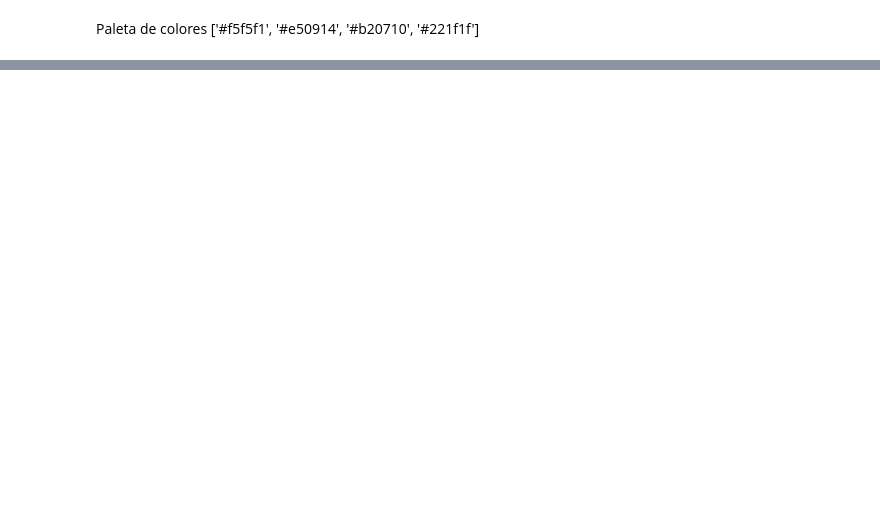
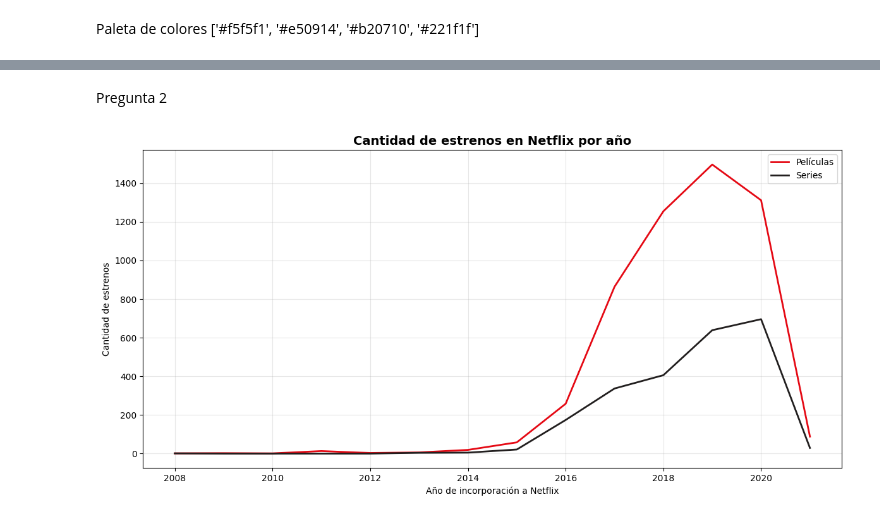
Before and after one commit to alfosobral/Entregable1BarberousseSobral, a Jupyter notebook: Analisis de Datos - Practico2/Practico2.ipynb, the cells around one changed output, grey strips where cells are left out. Cells and saved outputs as stored; diff of their text form; code cells hidden in the pictures; blank space fills up the shorter version.

```diff
--- a/Analisis de Datos - Practico2/Practico2.ipynb
+++ b/Analisis de Datos - Practico2/Practico2.ipynb
@@ -65,0 +68,51 @@ plt.show()
+# %% [markdown]
+Pregunta 2
+# %%
+import pandas as pd
+import matplotlib.pyplot as plt
+
+# ============================
+# Configuración
+# ============================
+INPUT_CSV = "netflix.csv"   # Reemplaza con tu archivo real
+PALETTE = ['#f5f5f1', '#e50914', '#b20710', '#221f1f']
+
+# ============================
+# Cargar dataset
+# ============================
+df = pd.read_csv(INPUT_CSV)
+
+# Parsear fecha de incorporación
+df['date_added'] = pd.to_datetime(df['date_added'], errors='coerce')
+
+# Extraer año de incorporación
+df['year_added'] = df['date_added'].dt.year
+
+# Eliminar filas sin fecha
+df = df.dropna(subset=['year_added'])
+
+# ============================
+# Agrupar por año y tipo
+# ============================
+counts = df.groupby(['year_added', 'type']).size().reset_index(name="count")
+
+# Pivotear para que cada tipo tenga su columna
+pivot = counts.pivot(index="year_added", columns="type", values="count").fillna(0)
+
+# ============================
+# Visualización
+# ============================
+plt.figure(figsize=(12,6))
+plt.plot(pivot.index, pivot['Movie'], label="Películas", color=PALETTE[1], linewidth=2)
+plt.plot(pivot.index, pivot['TV Show'], label="Series", color=PALETTE[3], linewidth=2)
+
+plt.title("Cantidad de estrenos en Netflix por año", fontsize=14, weight="bold")
+plt.xlabel("Año de incorporación a Netflix")
+plt.ylabel("Cantidad de estrenos")
+plt.legend()
+plt.grid(alpha=0.3)
+
+plt.tight_layout()
+plt.show()
+# %% [output]
+[figure, added]
```
Also changed, not shown: parts of 16 cells of this notebook.
